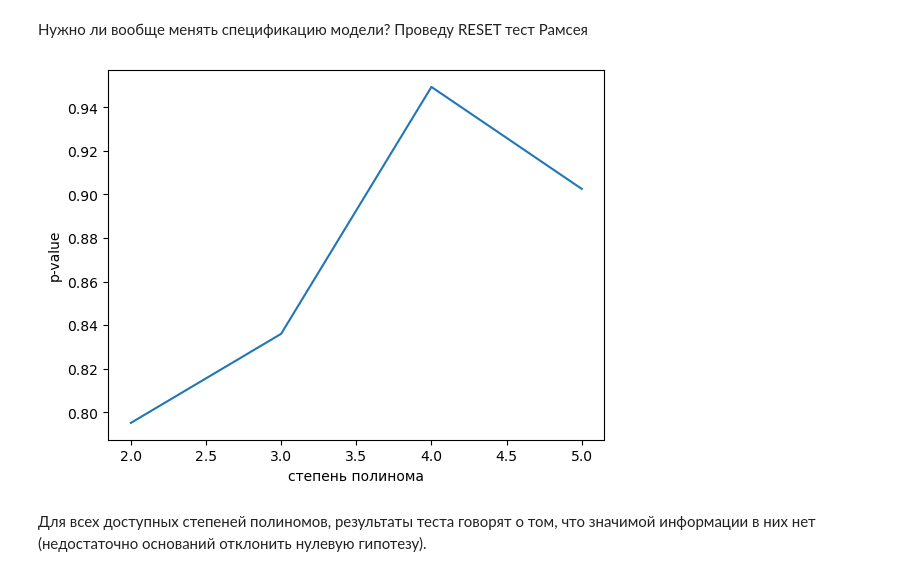
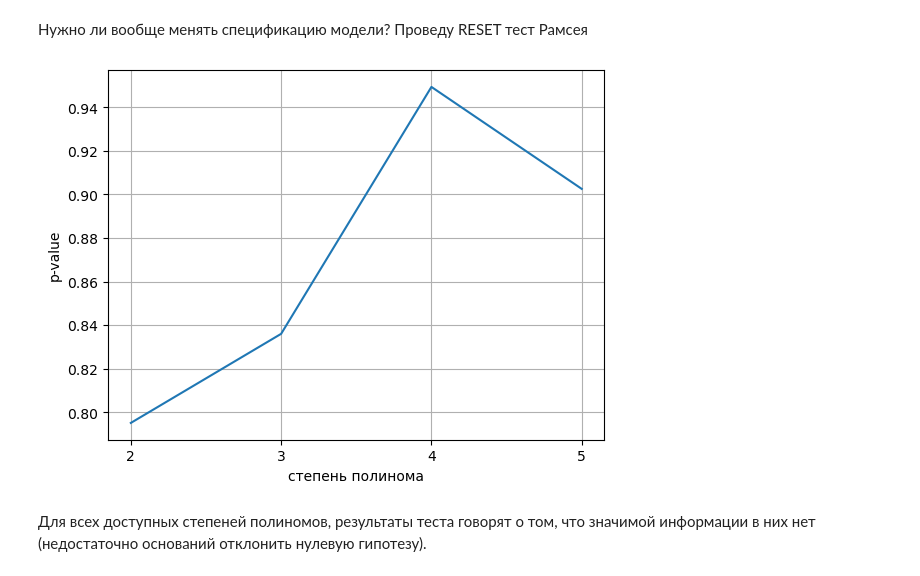
Before and after one commit to Maksim-Dostovalov/modelling-of-statistical-relations, a Jupyter notebook: module-work-2/project.ipynb, the cells around one changed output. Saved outputs shown, nothing was run; the diff lists cells and outputs as text; code cells hidden in the pictures.

```diff
--- a/module-work-2/project.ipynb
+++ b/module-work-2/project.ipynb
@@ -492,15 +538,17 @@ sns.lineplot()
 # %%
 model = smf.ols('profitability ~ staff + adverts + projects', data=data).fit()
 
 p_values = []
 for i in range(2, 6):
     p_values.append(linear_reset(model, use_f=True, power=i).pvalue)
 
 plt.plot(range(2, 6), p_values)
 plt.xlabel('степень полинома')
+plt.xticks(range(2, 6))
 plt.ylabel('p-value')
+plt.grid()
 plt.show()
 # %% [output]
-[figure, old version]
+[figure, new version]
 # %% [markdown]
 Для всех доступных степеней полиномов, результаты теста говорят о том, что значимой информации в них нет (недостаточно оснований отклонить нулевую гипотезу).
```
Also changed, not shown: parts of 53 cells of this notebook, 2 other files.
